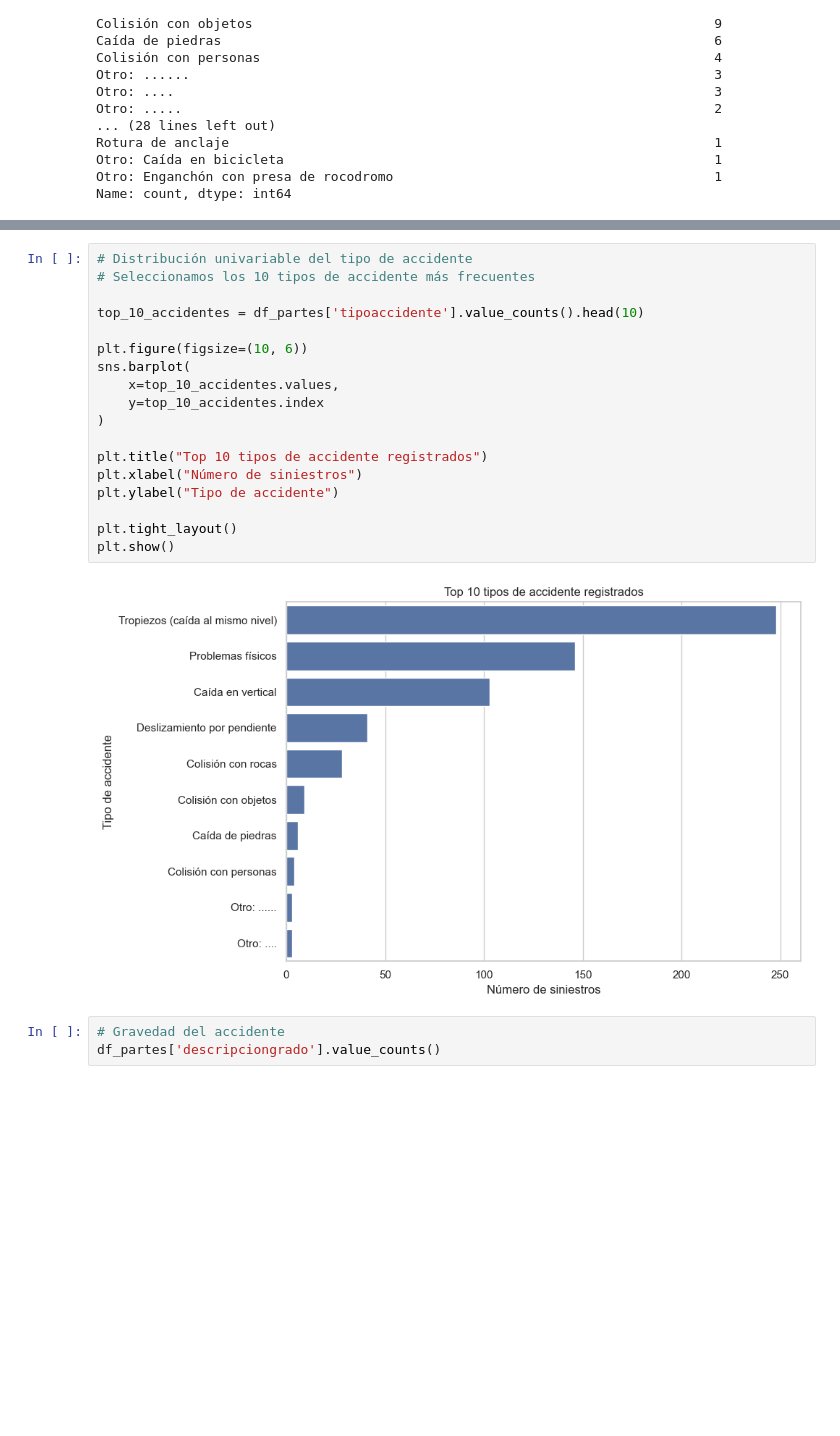
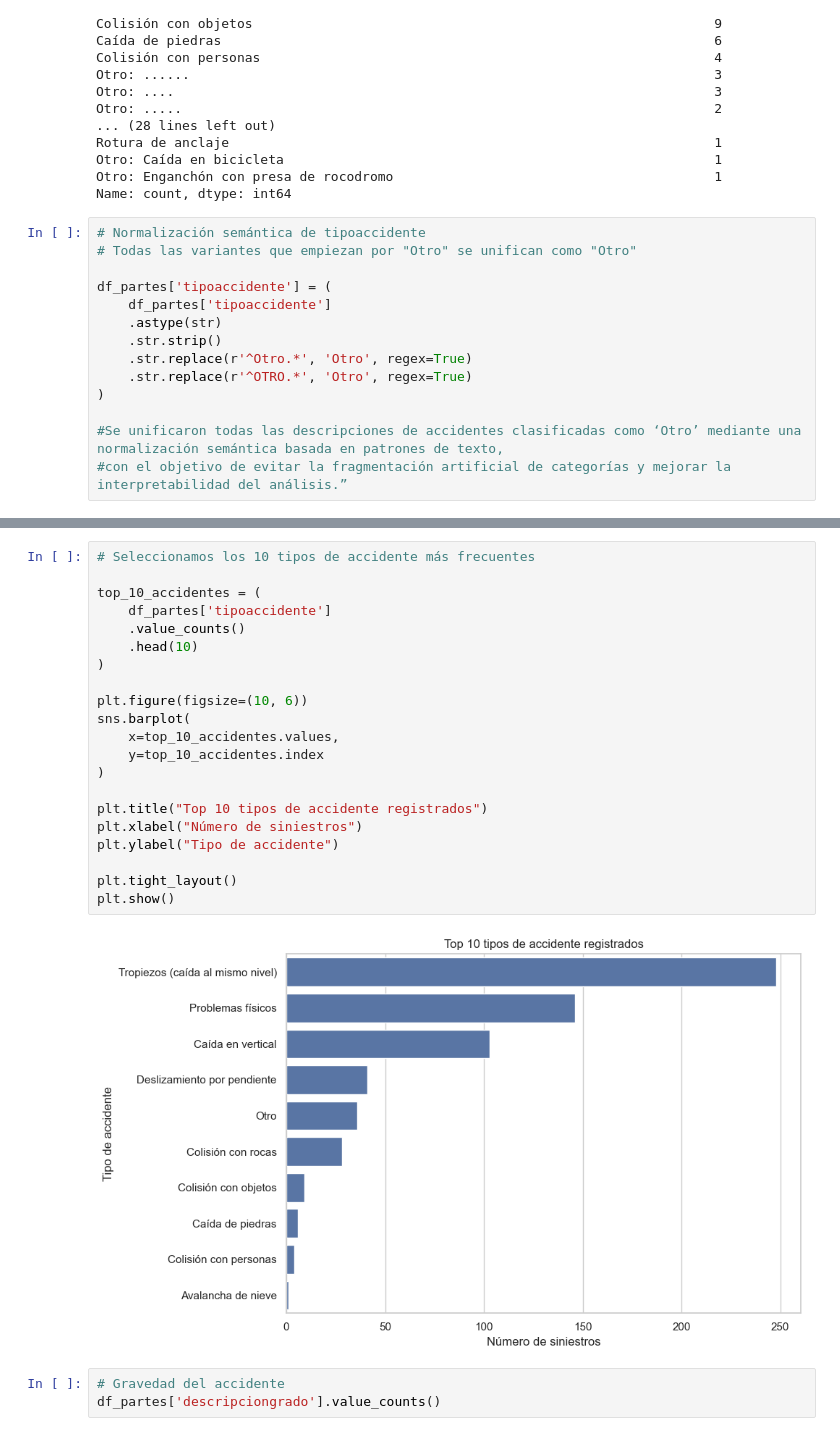
Before and after one commit to jorgemd2698/EDA_Jorge_Martinez_Kelly_Escalante_Danilo_Castillo, a Jupyter notebook: Propuesta_EDA_Univariante_Partes.ipynb, the cells around one changed output, grey strips where cells are left out. Cells and saved outputs as stored; diff of their text form; blank space fills up the shorter version.

```diff
--- a/Propuesta_EDA_Univariante_Partes.ipynb
+++ b/Propuesta_EDA_Univariante_Partes.ipynb
@@ -88,3 +88,17 @@ Rotura de anclaje                                                              1
 Otro: Caída en bicicleta                                                       1
 Otro: Enganchón con presa de rocodromo                                         1
 Name: count, dtype: int64
+# %%
+# Normalización semántica de tipoaccidente
+# Todas las variantes que empiezan por "Otro" se unifican como "Otro"
+
+df_partes['tipoaccidente'] = (
+    df_partes['tipoaccidente']
+    .astype(str)
+    .str.strip()
+    .str.replace(r'^Otro.*', 'Otro', regex=True)
+    .str.replace(r'^OTRO.*', 'Otro', regex=True)
+)
+
+#Se unificaron todas las descripciones de accidentes clasificadas como ‘Otro’ mediante una normalización semántica basada en patrones de texto,
+#con el objetivo de evitar la fragmentación artificial de categorías y mejorar la interpretabilidad del análisis.”
@@ -91,23 +123,26 @@ Name: count, dtype: int64
 # %%
-# Distribución univariable del tipo de accidente
 # Seleccionamos los 10 tipos de accidente más frecuentes
 
-top_10_accidentes = df_partes['tipoaccidente'].value_counts().head(10)
+top_10_accidentes = (
+    df_partes['tipoaccidente']
+    .value_counts()
+    .head(10)
+)
 
 plt.figure(figsize=(10, 6))
 sns.barplot(
     x=top_10_accidentes.values,
     y=top_10_accidentes.index
 )
 
 plt.title("Top 10 tipos de accidente registrados")
 plt.xlabel("Número de siniestros")
 plt.ylabel("Tipo de accidente")
 
 plt.tight_layout()
 plt.show()
 # %% [output]
-[figure, old version]
+[figure, new version]
 # %%
 # Gravedad del accidente
 df_partes['descripciongrado'].value_counts()
```
Also changed, not shown: parts of 6 cells of this notebook.
